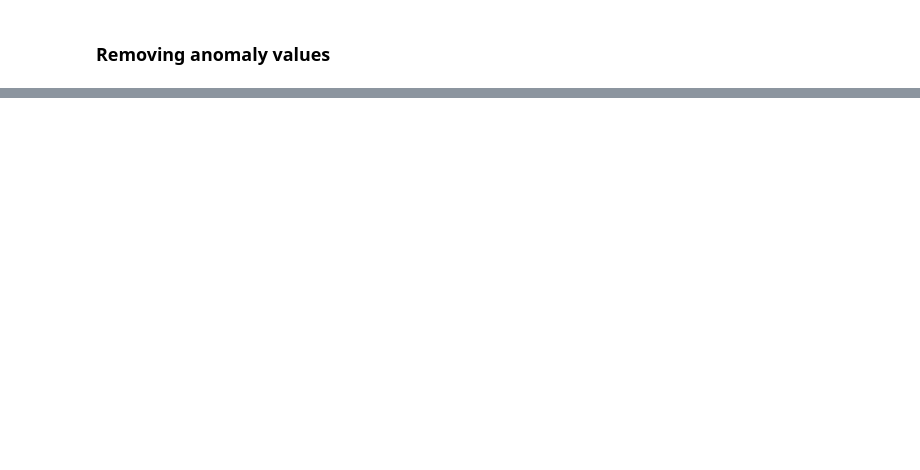
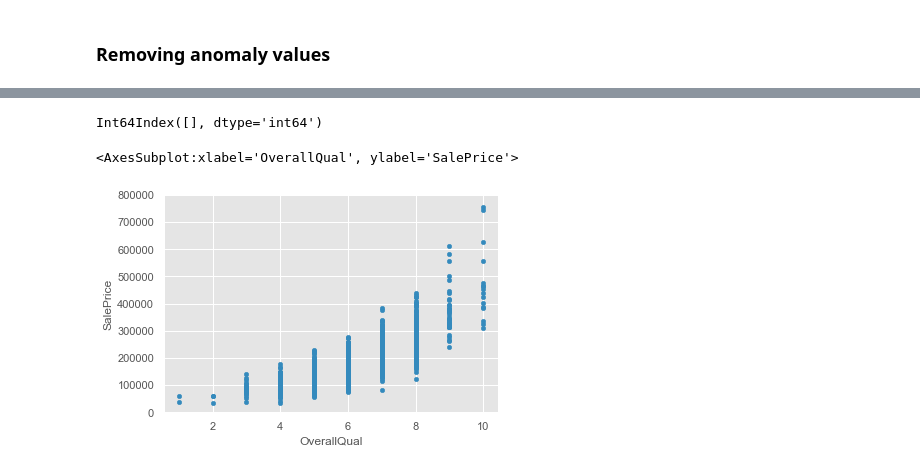
Before and after one commit to salvatore-drago/progettoBIGDATA-HousePrices, a Jupyter notebook: main.ipynb, the cells around one changed output, grey strips where cells are left out. Drawn from its saved outputs; the diff is of its cells as text; code cells hidden in the pictures; blank space fills up the shorter version.

```diff
--- a/main.ipynb
+++ b/main.ipynb
@@ -296,0 +294,25 @@ print(dropped[1])
+# %%
+temp =X1[X1['OverallQual']==4].index
+temp2 = X1[X1['SalePrice']>200000].index
+dropped = temp.intersection(temp2)
+
+
+temp=(X1[X1['OverallQual']==8].index)
+temp2=(X1[X1['SalePrice']>500000].index)
+dropped = dropped.union(temp.intersection(temp2))
+
+temp=(X1[X1['OverallQual']==10].index)
+temp2=(X1[X1['SalePrice']<200000].index)
+dropped = dropped.union(temp.intersection(temp2))
+print(dropped)
+
+for x in dropped :
+    X1= X1.drop(x)
+
+var = 'OverallQual'
+data = pd.concat([X1['SalePrice'],X1[var]],axis =1)
+data.plot.scatter(x=var,y='SalePrice', ylim=(0,800000))
+# %% [output]
+Int64Index([], dtype='int64')
+<AxesSubplot:xlabel='OverallQual', ylabel='SalePrice'>
+[figure, added]
```
Also changed, not shown: parts of 15 cells of this notebook.
